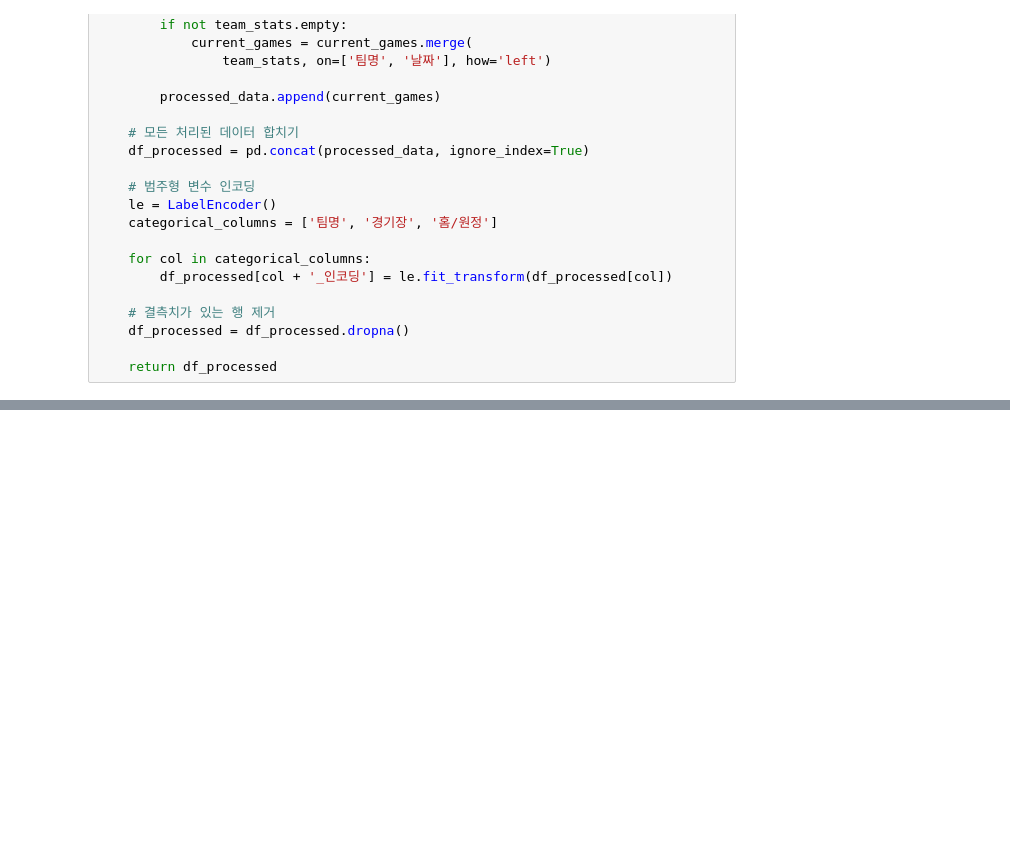
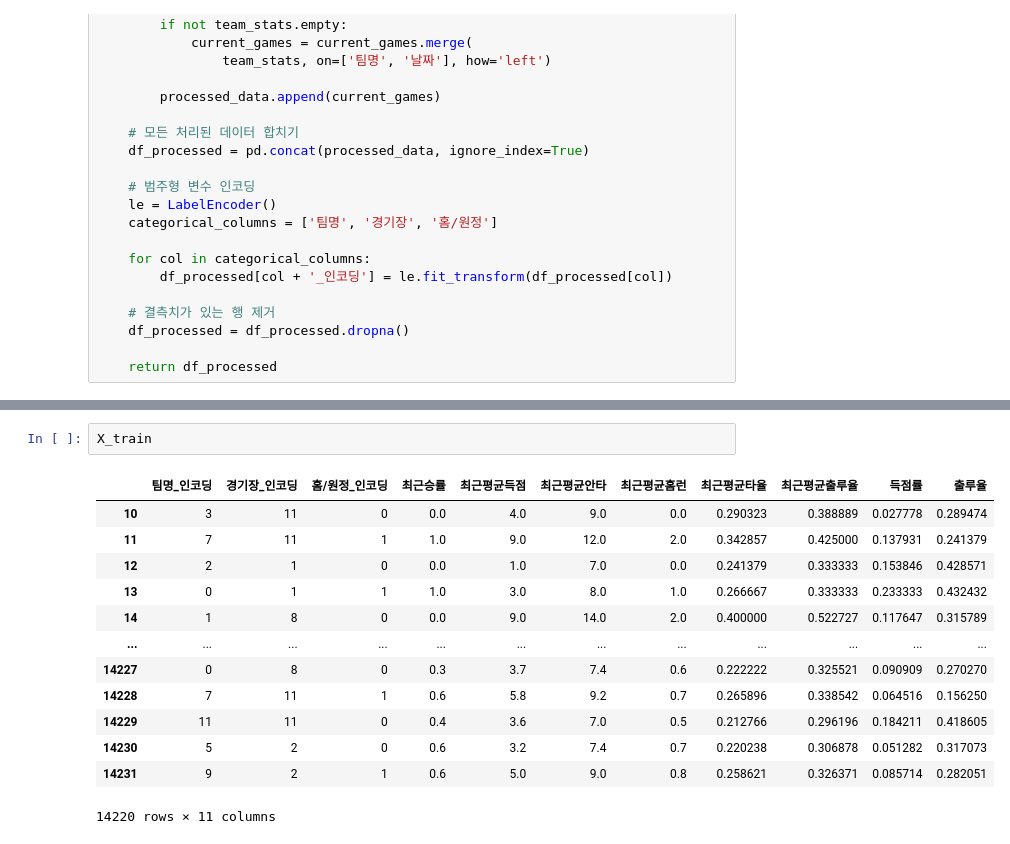
Before and after one commit to jinha12345/BASEBALL, a Jupyter notebook: New5_Model.ipynb, the cells around one changed output, grey strips where cells are left out. Cells and saved outputs as stored; diff of their text form; blank space fills up the shorter version.

```diff
--- a/New5_Model.ipynb
+++ b/New5_Model.ipynb
@@ -353,0 +390,16 @@ plt.show()
+# %%
+X_train
+# %% [output]
+|  | 팀명_인코딩 | 경기장_인코딩 | 홈/원정_인코딩 | 최근승률 | 최근평균득점 | 최근평균안타 | 최근평균홈런 | 최근평균타율 | 최근평균출루율 | 득점률 | 출루율 |
+| 10 | 3 | 11 | 0 | 0.0 | 4.0 | 9.0 | 0.0 | 0.290323 | 0.388889 | 0.027778 | 0.289474 |
+| 11 | 7 | 11 | 1 | 1.0 | 9.0 | 12.0 | 2.0 | 0.342857 | 0.425000 | 0.137931 | 0.241379 |
+| 12 | 2 | 1 | 0 | 0.0 | 1.0 | 7.0 | 0.0 | 0.241379 | 0.333333 | 0.153846 | 0.428571 |
+| 13 | 0 | 1 | 1 | 1.0 | 3.0 | 8.0 | 1.0 | 0.266667 | 0.333333 | 0.233333 | 0.432432 |
+| 14 | 1 | 8 | 0 | 0.0 | 9.0 | 14.0 | 2.0 | 0.400000 | 0.522727 | 0.117647 | 0.315789 |
+| ... | ... | ... | ... | ... | ... | ... | ... | ... | ... | ... | ... |
+| 14227 | 0 | 8 | 0 | 0.3 | 3.7 | 7.4 | 0.6 | 0.222222 | 0.325521 | 0.090909 | 0.270270 |
+| 14228 | 7 | 11 | 1 | 0.6 | 5.8 | 9.2 | 0.7 | 0.265896 | 0.338542 | 0.064516 | 0.156250 |
+| 14229 | 11 | 11 | 0 | 0.4 | 3.6 | 7.0 | 0.5 | 0.212766 | 0.296196 | 0.184211 | 0.418605 |
+| 14230 | 5 | 2 | 0 | 0.6 | 3.2 | 7.4 | 0.7 | 0.220238 | 0.306878 | 0.051282 | 0.317073 |
+| 14231 | 9 | 2 | 1 | 0.6 | 5.0 | 9.0 | 0.8 | 0.258621 | 0.326371 | 0.085714 | 0.282051 |
+14220 rows × 11 columns
```
Also changed, not shown: parts of 4 cells of this notebook.
